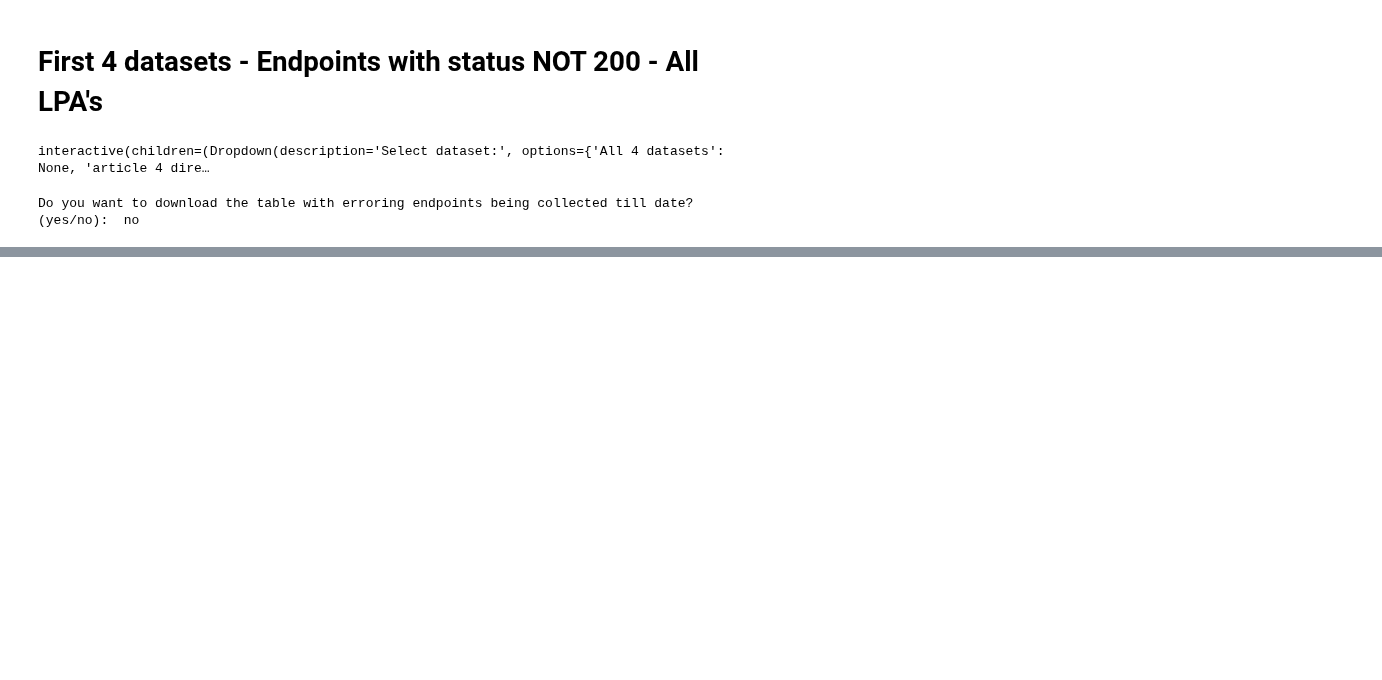
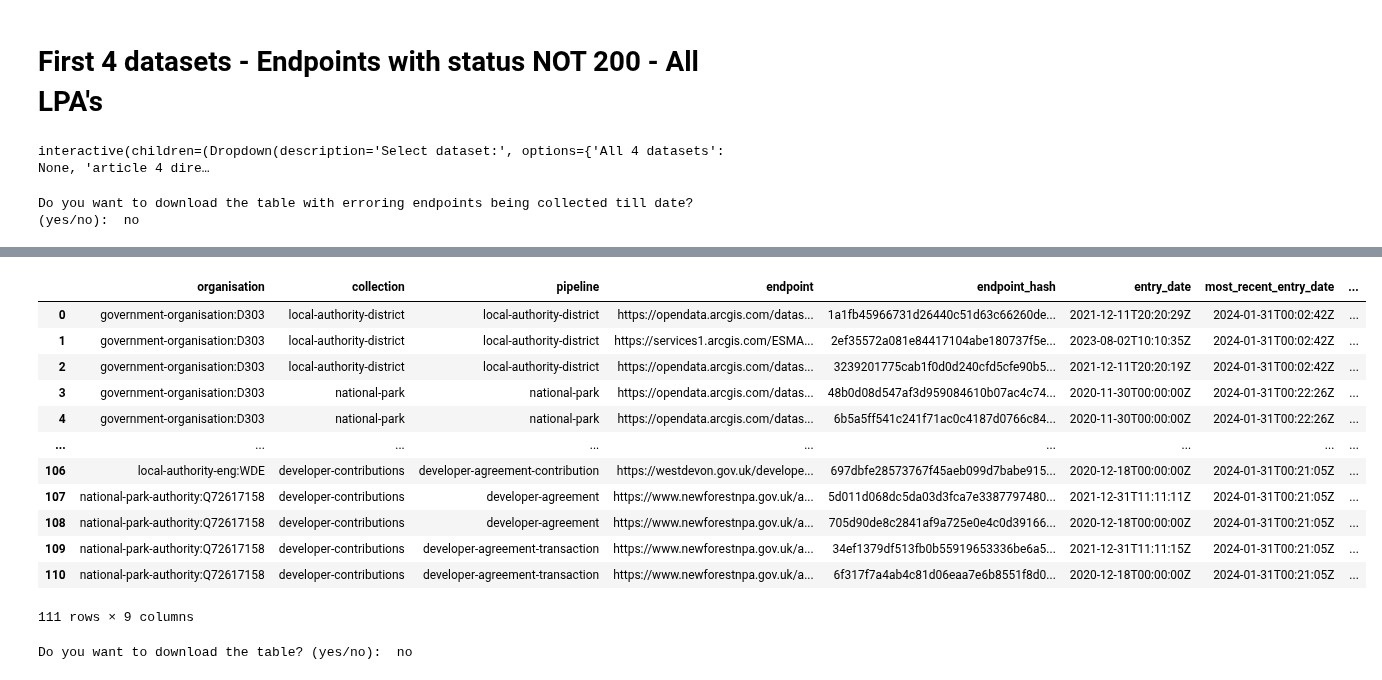
Before and after one commit to digital-land/jupyter-analysis, a Jupyter notebook: service_report/LPA-endpoints-state.ipynb, the cells around one changed output, grey strips where cells are left out. Drawn from its saved outputs; the diff is of its cells as text; code cells hidden in the pictures; blank space fills up the shorter version.

```diff
--- a/service_report/LPA-endpoints-state.ipynb
+++ b/service_report/LPA-endpoints-state.ipynb
@@ -249,0 +423,51 @@ Do you want to download the table with erroring endpoints being collected till d
+# %%
+def get_when_successfully_accessed():
+    global last_successfully_accessed
+    params = urllib.parse.urlencode({
+        "sql": f"""
+        SELECT
+            MAX(l.entry_date) AS last_200_LIKE_response_timestamp,
+            e.endpoint AS endpoint_hash
+        FROM
+          log l
+          INNER JOIN endpoint e ON l.endpoint = e.endpoint
+          INNER JOIN source s ON l.endpoint = s.endpoint
+        WHERE
+            (NOT collection="brownfield-land")
+            AND l.status LIKE "2%"
+        GROUP BY
+            e.endpoint_url
+        """,
+        "_size": "max"
+    })
+
+    url = f"{datasette_url}digital-land.csv?{params}"
+    last_successfully_accessed = pd.read_csv(url)
+    return last_successfully_accessed
+
+
+
+possible_duplicate_endpoints_last_200 = pd.merge(possible_duplicate_endpoints, get_when_successfully_accessed(), left_on=['endpoint_hash'], right_on=['endpoint_hash'])
+
+possible_duplicate_endpoints_last_200
+# %% [output]
+|  | organisation | collection | pipeline | endpoint | endpoint_hash | entry_date | most_recent_entry_date | ... |
+| 0 | government-organisation:D303 | local-authority-district | local-authority-district | https://opendata.arcgis.com/datas... | 1a1fb45966731d26440c51d63c66260de... | 2021-12-11T20:20:29Z | 2024-01-31T00:02:42Z | ... |
+| 1 | government-organisation:D303 | local-authority-district | local-authority-district | https://services1.arcgis.com/ESMA... | 2ef35572a081e84417104abe180737f5e... | 2023-08-02T10:10:35Z | 2024-01-31T00:02:42Z | ... |
+| 2 | government-organisation:D303 | local-authority-district | local-authority-district | https://opendata.arcgis.com/datas... | 3239201775cab1f0d0d240cfd5cfe90b5... | 2021-12-11T20:20:19Z | 2024-01-31T00:02:42Z | ... |
+| 3 | government-organisation:D303 | national-park | national-park | https://opendata.arcgis.com/datas... | 48b0d08d547af3d959084610b07ac4c74... | 2020-11-30T00:00:00Z | 2024-01-31T00:22:26Z | ... |
+| 4 | government-organisation:D303 | national-park | national-park | https://opendata.arcgis.com/datas... | 6b5a5ff541c241f71ac0c4187d0766c84... | 2020-11-30T00:00:00Z | 2024-01-31T00:22:26Z | ... |
+| ... | ... | ... | ... | ... | ... | ... | ... | ... |
+| 106 | local-authority-eng:WDE | developer-contributions | developer-agreement-contribution | https://westdevon.gov.uk/develope... | 697dbfe28573767f45aeb099d7babe915... | 2020-12-18T00:00:00Z | 2024-01-31T00:21:05Z | ... |
+| 107 | national-park-authority:Q72617158 | developer-contributions | developer-agreement | https://www.newforestnpa.gov.uk/a... | 5d011d068dc5da03d3fca7e3387797480... | 2021-12-31T11:11:11Z | 2024-01-31T00:21:05Z | ... |
+| 108 | national-park-authority:Q72617158 | developer-contributions | developer-agreement | https://www.newforestnpa.gov.uk/a... | 705d90de8c2841af9a725e0e4c0d39166... | 2020-12-18T00:00:00Z | 2024-01-31T00:21:05Z | ... |
+| 109 | national-park-authority:Q72617158 | developer-contributions | developer-agreement-transaction | https://www.newforestnpa.gov.uk/a... | 34ef1379df513fb0b55919653336be6a5... | 2021-12-31T11:11:15Z | 2024-01-31T00:21:05Z | ... |
+| 110 | national-park-authority:Q72617158 | developer-contributions | developer-agreement-transaction | https://www.newforestnpa.gov.uk/a... | 6f317f7a4ab4c81d06eaa7e6b8551f8d0... | 2020-12-18T00:00:00Z | 2024-01-31T00:21:05Z | ... |
+111 rows × 9 columns
+# %%
+download = input("Do you want to download the table? (yes/no): ")
+
+if download.lower() == "yes":
+    possible_duplicate_endpoints_last_200.to_csv("possible_duplicate_endpoints_last_200.csv", index=False)
+# %% [output]
+Do you want to download the table? (yes/no):  no
```
Also changed, not shown: parts of 16 cells of this notebook.
